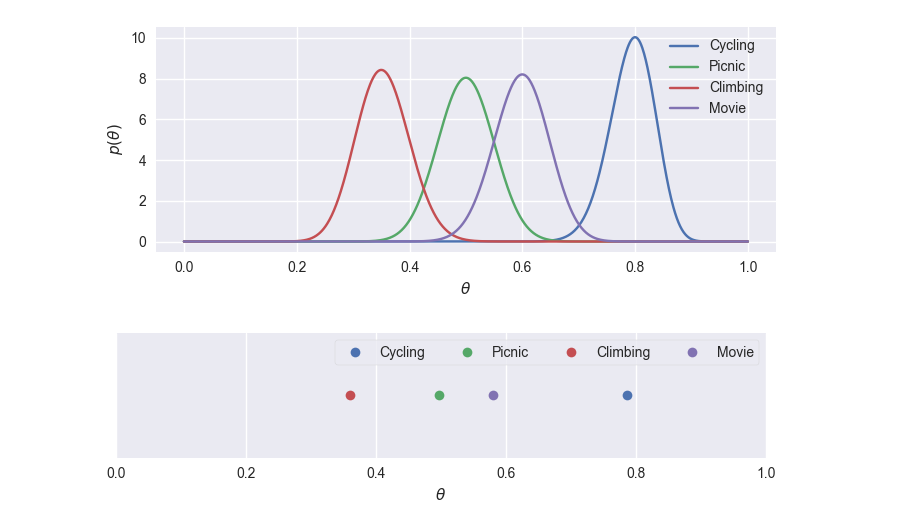
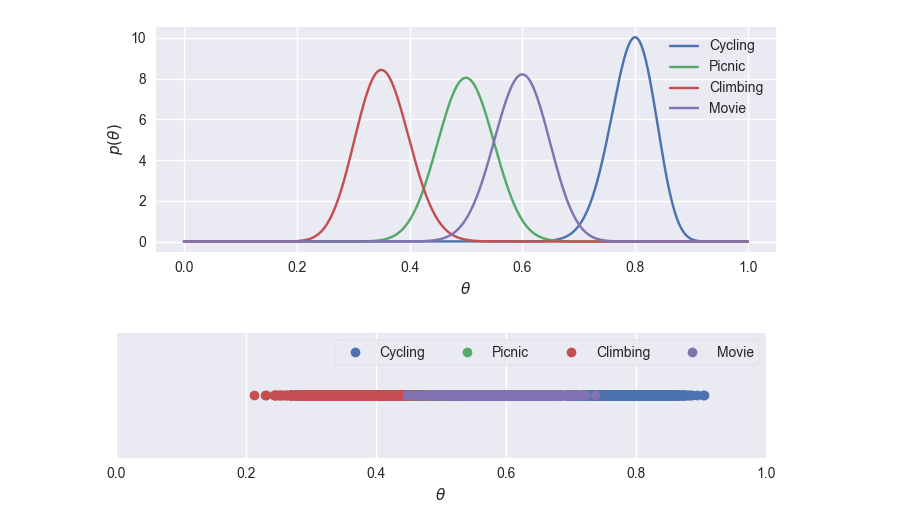
Before and after one commit to jgcc133/cs702-ci, a Jupyter notebook: week-03/lecture/01_beta.ipynb, the cells around one changed output. Saved outputs shown, nothing was run; the diff lists cells and outputs as text; code cells hidden in the pictures.

```diff
--- a/week-03/lecture/01_beta.ipynb
+++ b/week-03/lecture/01_beta.ipynb
@@ -55,24 +55,24 @@ plt.show()
 # %% [output]
 [figure]
 # %%
-sample_cycling = beta.rvs(a_cycling + 1, b_cycling + 1, size=1)
-sample_picnic = beta.rvs(a_picnic + 1, b_picnic + 1, size=1)
-sample_climbing = beta.rvs(a_climbing + 1, b_climbing + 1, size=1)
-sample_movie = beta.rvs(a_movie + 1, b_movie + 1, size=1)
+sample_cycling = beta.rvs(a_cycling + 1, b_cycling + 1, size=1000)
+sample_picnic = beta.rvs(a_picnic + 1, b_picnic + 1, size=1000)
+sample_climbing = beta.rvs(a_climbing + 1, b_climbing + 1, size=1000)
+sample_movie = beta.rvs(a_movie + 1, b_movie + 1, size=1000)
 
 _, ax = plt.subplots(1, 1, figsize=(7, 2))
 
 ax.plot(sample_cycling, np.zeros_like(sample_cycling), 'o', label="Cycling")
 ax.plot(sample_picnic, np.zeros_like(sample_picnic), 'o', label="Picnic")
 ax.plot(sample_climbing, np.zeros_like(sample_climbing), 'o', label="Climbing")
 ax.plot(sample_movie, np.zeros_like(sample_movie), 'o', label="Movie")
 ax.set_yticks([])
 ax.set_xlabel(r'$\theta$')
 ax.set_xlim(0, 1)
 
 ax.legend(ncol=4, frameon=True)
 
 plt.tight_layout()
 plt.show()
 # %% [output]
-[figure, old version]
+[figure, new version]
```
